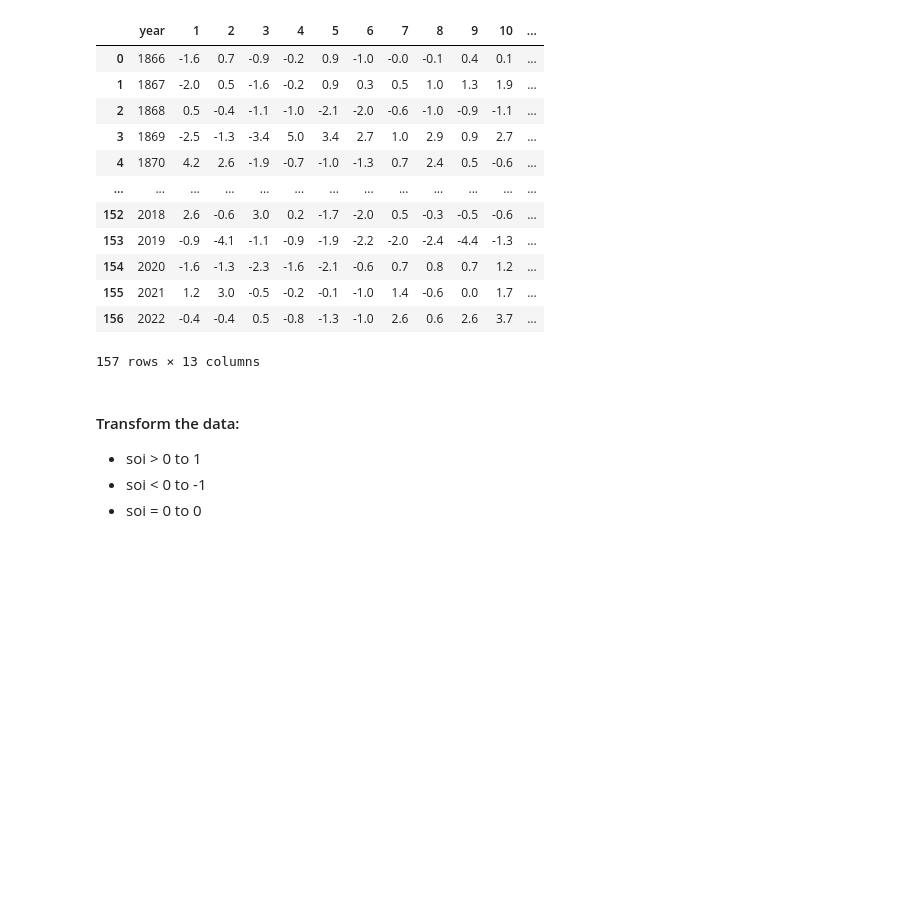
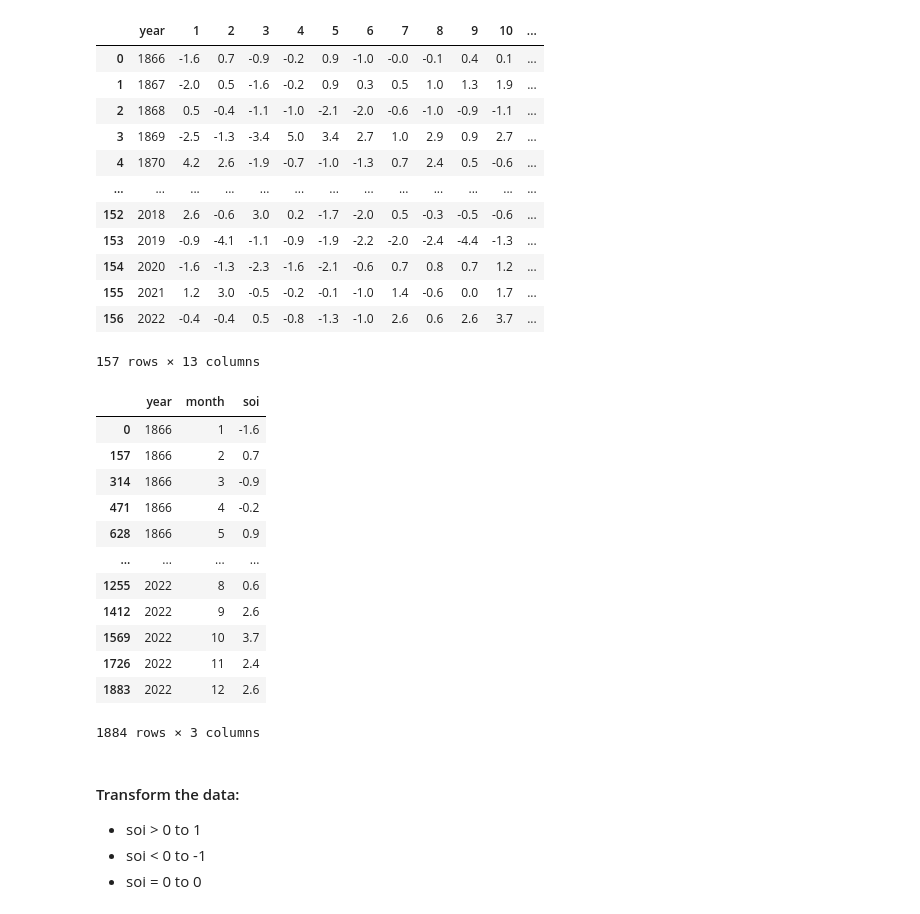
Before and after one commit to pippahtlin/Extreme-Precipitation, a Jupyter notebook: data/Import Data_95.ipynb, the cells around one changed output. Cells and saved outputs as stored; diff of their text form; code cells hidden in the pictures; blank space fills up the shorter version.

```diff
--- a/data/Import Data_95.ipynb
+++ b/data/Import Data_95.ipynb
@@ -233,6 +233,29 @@ soi_interpolated
 | 155 | 2021 | 1.2 | 3.0 | -0.5 | -0.2 | -0.1 | -1.0 | 1.4 | -0.6 | 0.0 | 1.7 | ... |
 | 156 | 2022 | -0.4 | -0.4 | 0.5 | -0.8 | -1.3 | -1.0 | 2.6 | 0.6 | 2.6 | 3.7 | ... |
 157 rows × 13 columns
+# %%
+# Keep original dataset
+soi_original = soi_interpolated
+soi_original
+
+# Melt the dataset
+soi_original = soi_original.reset_index(drop=True)
+melted_soi_original = pd.melt(soi_original, id_vars=['year'], var_name='month', value_name='soi').sort_values(by=['year', 'month'])
+melted_soi_original
+# %% [output]
+|  | year | month | soi |
+| 0 | 1866 | 1 | -1.6 |
+| 157 | 1866 | 2 | 0.7 |
+| 314 | 1866 | 3 | -0.9 |
+| 471 | 1866 | 4 | -0.2 |
+| 628 | 1866 | 5 | 0.9 |
+| ... | ... | ... | ... |
+| 1255 | 2022 | 8 | 0.6 |
+| 1412 | 2022 | 9 | 2.6 |
+| 1569 | 2022 | 10 | 3.7 |
+| 1726 | 2022 | 11 | 2.4 |
+| 1883 | 2022 | 12 | 2.6 |
+1884 rows × 3 columns
 # %% [markdown]
 #### Transform the data:
 * soi > 0 to 1
```
Also changed, not shown: parts of 6 cells of this notebook, 2 other files.
